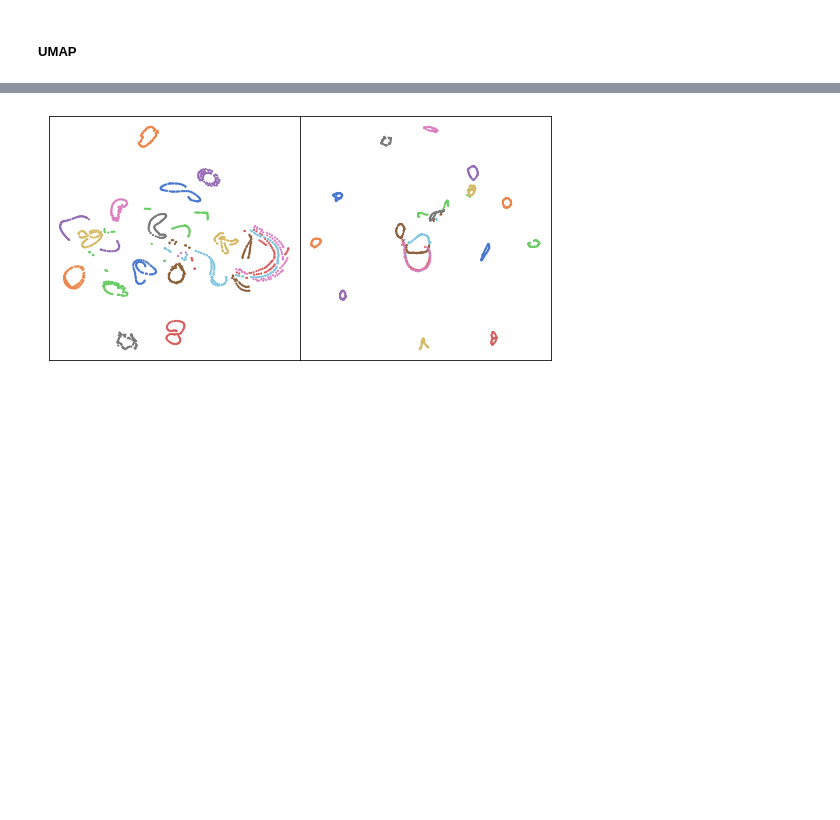
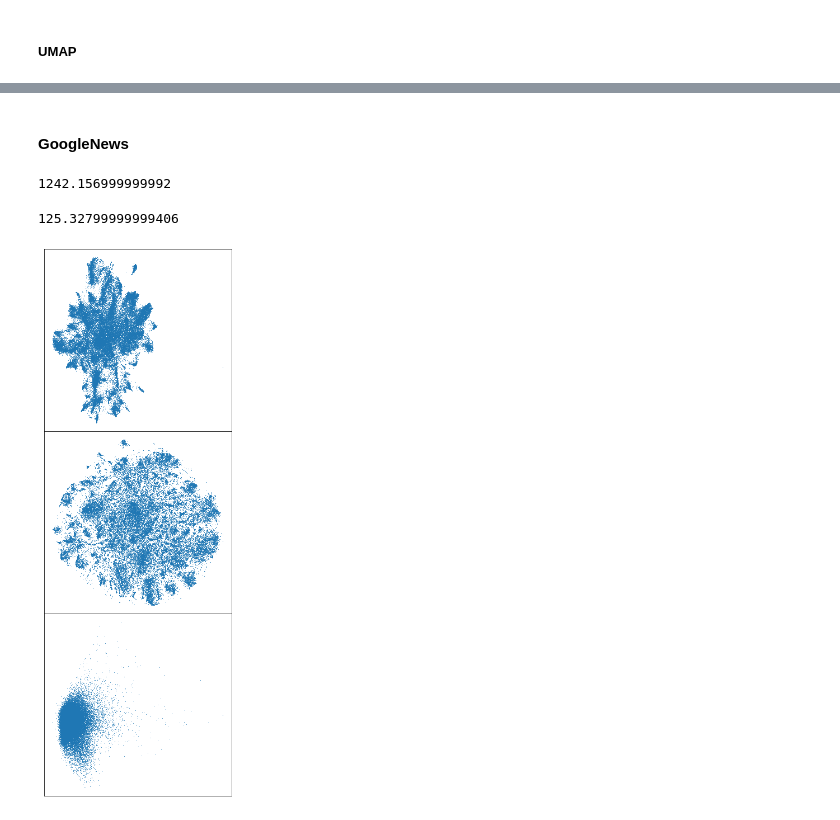
Before and after one commit to MVjimboUniversity/Intelligent_systems, a Jupyter notebook: First_Task/Pandas&DimensionalityReduction.ipynb, the cells around one changed output, grey strips where cells are left out. Saved outputs shown, nothing was run; the diff lists cells and outputs as text; code cells hidden in the pictures; blank space fills up the shorter version.

Commit message:
Добавил время выполнения и графики для Google

```diff
--- a/First_Task/Pandas&DimensionalityReduction.ipynb
+++ b/First_Task/Pandas&DimensionalityReduction.ipynb
@@ -249,26 +298,41 @@ data_google_umap = umap.fit_transform(model.vectors)
+# %% [markdown]
+#### GoogleNews
+# %%
+N = 70000
+index_arr = np.random.choice(model.vectors.shape[0], N)
+data_google = model.vectors[[index_arr]]
+# %%
+data_google_pca = pca.fit_transform(data_google)
+# %%
+import time
+
+tsne = TSNE(n_jobs=16)
+start = time.monotonic()
+data_google_tsne = tsne.fit_transform(data_google)
+print(time.monotonic() - start)
+# %% [output]
+1242.156999999992
+# %%
+start = time.monotonic()
+data_google_umap = umap.fit_transform(data_google)
+print(time.monotonic() - start)
+# %% [output]
+125.32799999999406
 # %%
-plt.figure(figsize=(18, 18))
-# plt.subplot(441)
-# sns.scatterplot(x=data_coil_pca[:, 0], y=data_coil_pca[:, 1], hue=labels_coil, palette=sns.color_palette("muted", 20), legend=False, s=10, linewidth=0)
-# plt.xticks([])
-# plt.yticks([])
-# plt.subplot(442)
-# sns.scatterplot(x=data_mnist_pca[:, 0], y=data_mnist_pca[:, 1], hue=labels_mnist, palette=sns.color_palette("muted", 10), legend=False, s=5, linewidth=0)
-# plt.xticks([])
-# plt.yticks([])
-# plt.subplot(443)
-# sns.scatterplot(x=data_fmnist_pca[:, 0], y=data_fmnist_pca[:, 1], hue=labels_fmnist, palette=sns.color_palette("muted", 10), legend=False, s=6, linewidth=0)
-# plt.xticks([])
-# plt.yticks([])
-plt.subplot(445)
-sns.scatterplot(x=data_coil_tsne[:, 0], y=data_coil_tsne[:, 1], hue=labels_coil, palette=sns.color_palette("muted", 20), legend=False, s=5, linewidth=0)
+plt.figure(figsize=(6, 18))
+plt.subplot(311)
+sns.scatterplot(x=data_google_umap[:, 0], y=data_google_umap[:, 1], legend=False, s=1, linewidth=0)
 plt.xticks([])
 plt.yticks([])
-plt.subplot(446)
-sns.scatterplot(x=data_coil_umap[:, 0], y=data_coil_umap[:, 1], hue=labels_coil, palette=sns.color_palette("muted", 20), legend=False, s=4, linewidth=0)
+plt.subplot(312)
+sns.scatterplot(x=data_google_tsne[:, 0], y=data_google_tsne[:, 1], legend=False, s=1, linewidth=0)
+plt.xticks([])
+plt.yticks([])
+plt.subplot(313)
+sns.scatterplot(x=data_google_pca[:, 0], y=data_google_pca[:, 1], legend=False, s=1, linewidth=0)
 plt.xticks([])
 plt.yticks([])
 
 plt.subplots_adjust(wspace=0, hspace=0)
 # %% [output]
-[figure, old version]
+[figure, new version]
```
Also changed, not shown: parts of 19 cells of this notebook.
